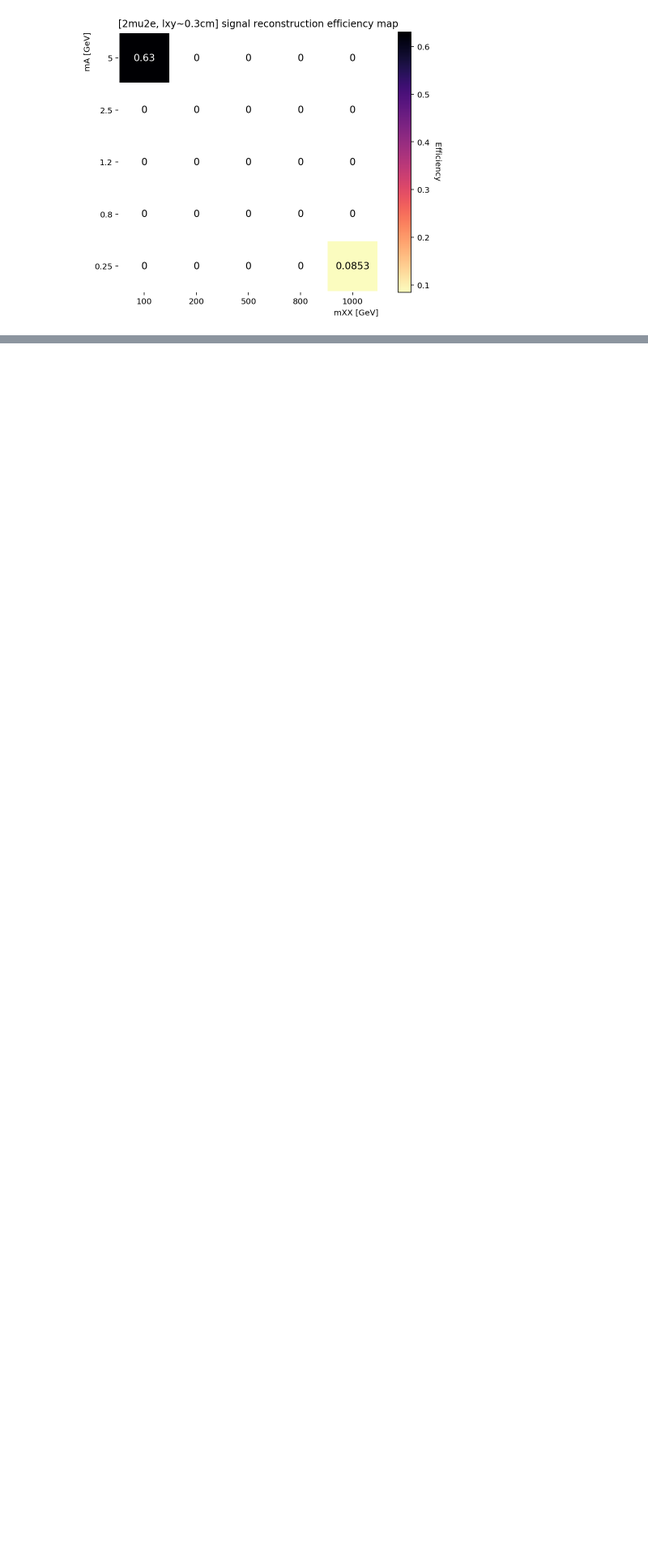
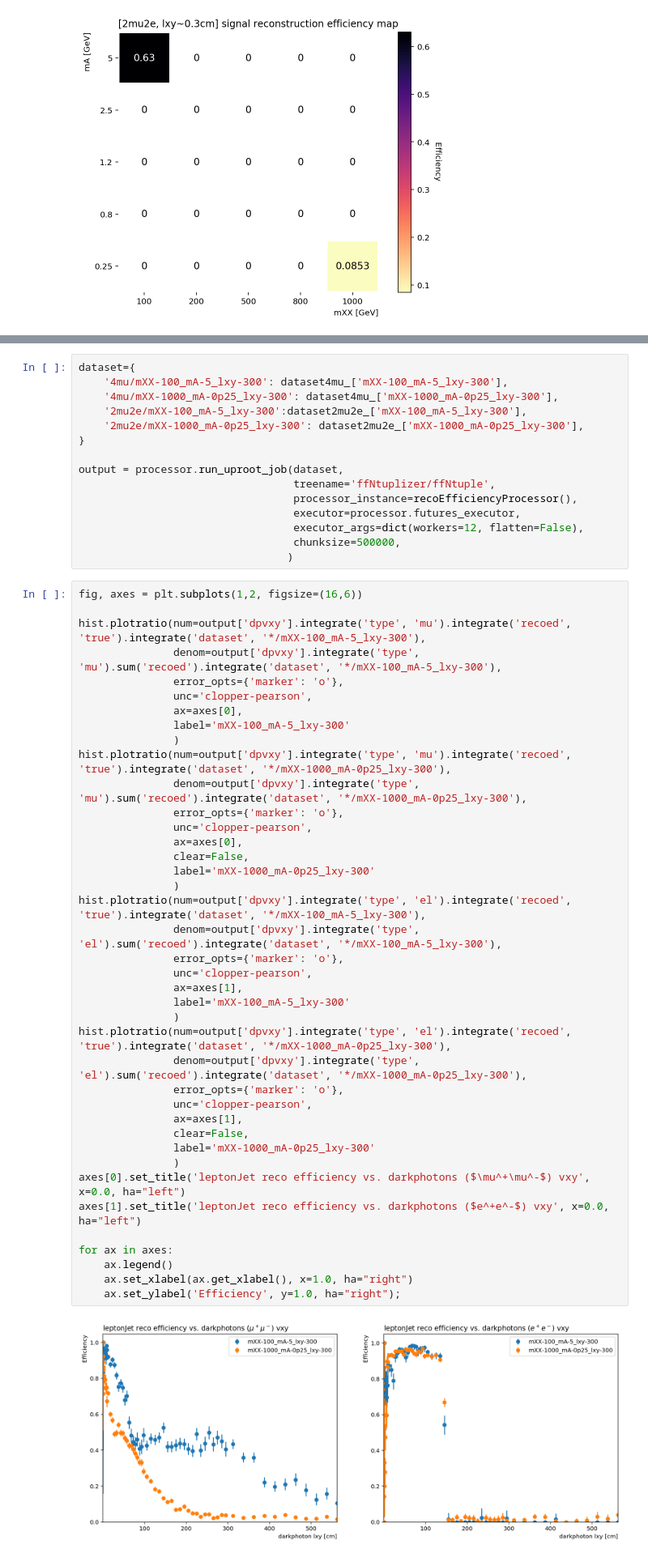
Before and after one commit to areinsvo/FireHydrant, a Jupyter notebook: Notebooks/MC/Signal/reconstruction_efficiency.ipynb, the cells around one changed output, grey strips where cells are left out. Shown at 81% size. Saved outputs shown, nothing was run; the diff lists cells and outputs as text; blank space fills up the shorter version.

```diff
--- a/Notebooks/MC/Signal/reconstruction_efficiency.ipynb
+++ b/Notebooks/MC/Signal/reconstruction_efficiency.ipynb
@@ -173,0 +310,57 @@ ax.set_ylabel('mA [GeV]', y=1.0, ha="right");
+# %%
+dataset={
+    '4mu/mXX-100_mA-5_lxy-300': dataset4mu_['mXX-100_mA-5_lxy-300'],
+    '4mu/mXX-1000_mA-0p25_lxy-300': dataset4mu_['mXX-1000_mA-0p25_lxy-300'],
+    '2mu2e/mXX-100_mA-5_lxy-300':dataset2mu2e_['mXX-100_mA-5_lxy-300'],
+    '2mu2e/mXX-1000_mA-0p25_lxy-300': dataset2mu2e_['mXX-1000_mA-0p25_lxy-300'],
+}
+
+output = processor.run_uproot_job(dataset,
+                                  treename='ffNtuplizer/ffNtuple',
+                                  processor_instance=recoEfficiencyProcessor(),
+                                  executor=processor.futures_executor,
+                                  executor_args=dict(workers=12, flatten=False),
+                                  chunksize=500000,
+                                 )
+# %%
+fig, axes = plt.subplots(1,2, figsize=(16,6))
+
+hist.plotratio(num=output['dpvxy'].integrate('type', 'mu').integrate('recoed', 'true').integrate('dataset', '*/mXX-100_mA-5_lxy-300'),
+               denom=output['dpvxy'].integrate('type', 'mu').sum('recoed').integrate('dataset', '*/mXX-100_mA-5_lxy-300'),
+               error_opts={'marker': 'o'},
+               unc='clopper-pearson',
+               ax=axes[0],
+               label='mXX-100_mA-5_lxy-300'
+               )
+hist.plotratio(num=output['dpvxy'].integrate('type', 'mu').integrate('recoed', 'true').integrate('dataset', '*/mXX-1000_mA-0p25_lxy-300'),
+               denom=output['dpvxy'].integrate('type', 'mu').sum('recoed').integrate('dataset', '*/mXX-1000_mA-0p25_lxy-300'),
+               error_opts={'marker': 'o'},
+               unc='clopper-pearson',
+               ax=axes[0],
+               clear=False,
+               label='mXX-1000_mA-0p25_lxy-300'
+               )
+hist.plotratio(num=output['dpvxy'].integrate('type', 'el').integrate('recoed', 'true').integrate('dataset', '*/mXX-100_mA-5_lxy-300'),
+               denom=output['dpvxy'].integrate('type', 'el').sum('recoed').integrate('dataset', '*/mXX-100_mA-5_lxy-300'),
+               error_opts={'marker': 'o'},
+               unc='clopper-pearson',
+               ax=axes[1],
+               label='mXX-100_mA-5_lxy-300'
+               )
+hist.plotratio(num=output['dpvxy'].integrate('type', 'el').integrate('recoed', 'true').integrate('dataset', '*/mXX-1000_mA-0p25_lxy-300'),
+               denom=output['dpvxy'].integrate('type', 'el').sum('recoed').integrate('dataset', '*/mXX-1000_mA-0p25_lxy-300'),
+               error_opts={'marker': 'o'},
+               unc='clopper-pearson',
+               ax=axes[1],
+               clear=False,
+               label='mXX-1000_mA-0p25_lxy-300'
+               )
+axes[0].set_title('leptonJet reco efficiency vs. darkphotons ($\mu^+\mu^-$) vxy', x=0.0, ha="left")
+axes[1].set_title('leptonJet reco efficiency vs. darkphotons ($e^+e^-$) vxy', x=0.0, ha="left")
+
+for ax in axes:
+    ax.legend()
+    ax.set_xlabel(ax.get_xlabel(), x=1.0, ha="right")
+    ax.set_ylabel('Efficiency', y=1.0, ha="right");
+# %% [output]
+[figure, added]
```
Also changed, not shown: parts of 7 cells of this notebook, 25 other files.
